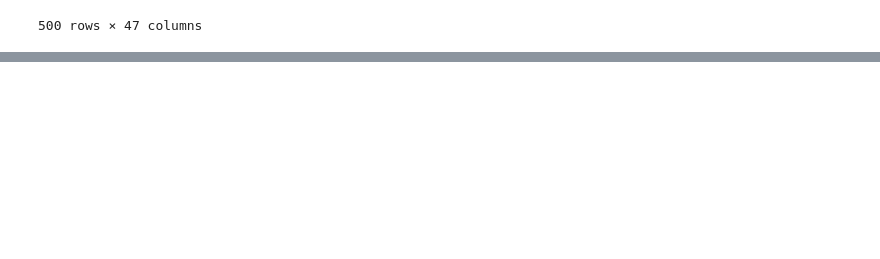
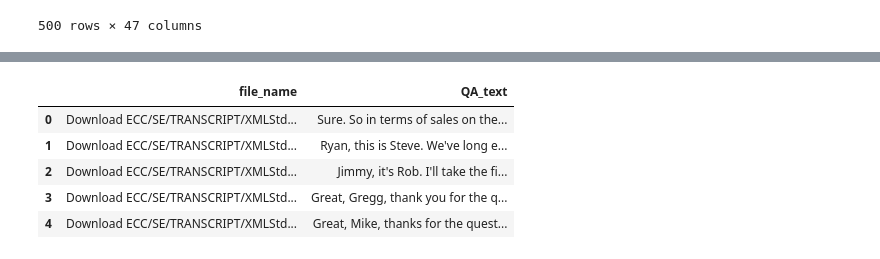
Before and after one commit to ccomploj/code, a Jupyter notebook: 01_Basics_of_NLP_and_Text_Cleaning.ipynb, the cells around one changed output, grey strips where cells are left out. Cells and saved outputs as stored; diff of their text form; code cells hidden in the pictures; blank space fills up the shorter version.

```diff
--- a/01_Basics_of_NLP_and_Text_Cleaning.ipynb
+++ b/01_Basics_of_NLP_and_Text_Cleaning.ipynb
@@ -1421,3 +1501,11 @@ Notes:
 [1] Standard Errors assume that the covariance matrix of the errors is correctly specified.
 # %%
 # Step 4: what additional controls do we need?
+Sample_Answers.head()
+# %% [output]
+|  | file_name | QA_text |
+| 0 | Download ECC/SE/TRANSCRIPT/XMLStd... | Sure. So in terms of sales on the... |
+| 1 | Download ECC/SE/TRANSCRIPT/XMLStd... | Ryan, this is Steve. We've long e... |
+| 2 | Download ECC/SE/TRANSCRIPT/XMLStd... | Jimmy, it's Rob. I'll take the fi... |
+| 3 | Download ECC/SE/TRANSCRIPT/XMLStd... | Great, Gregg, thank you for the q... |
+| 4 | Download ECC/SE/TRANSCRIPT/XMLStd... | Great, Mike, thanks for the quest... |
```
Also changed, not shown: parts of 24 cells of this notebook.
